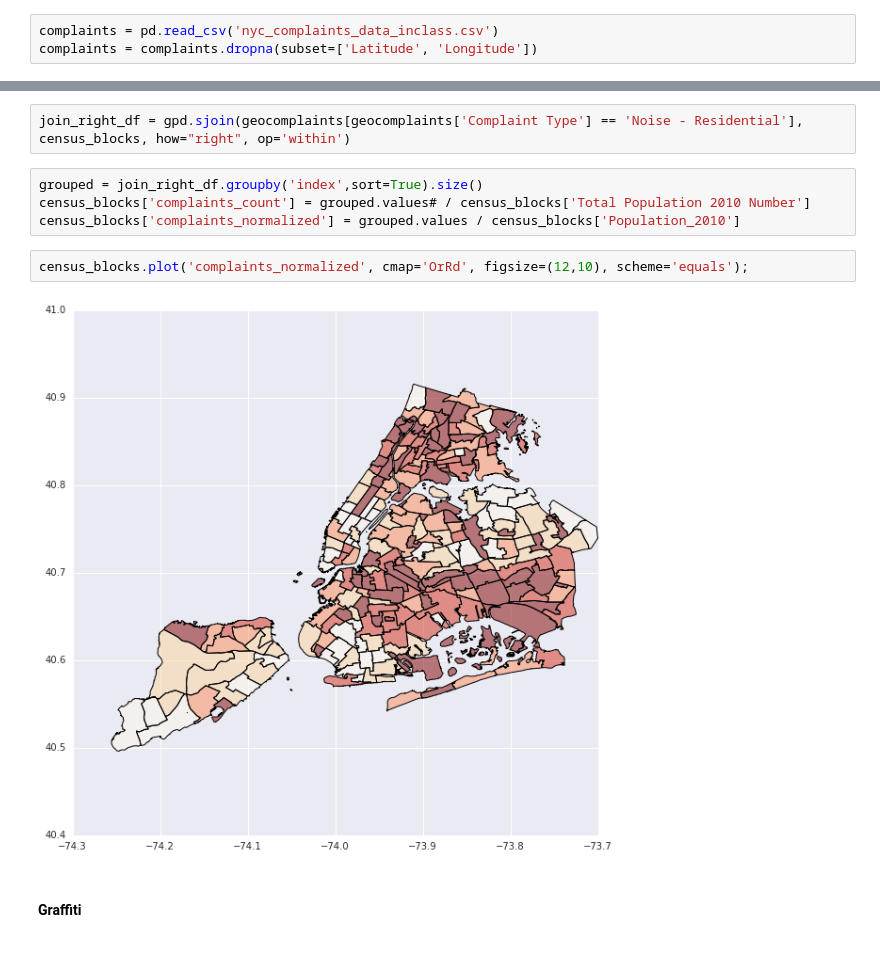
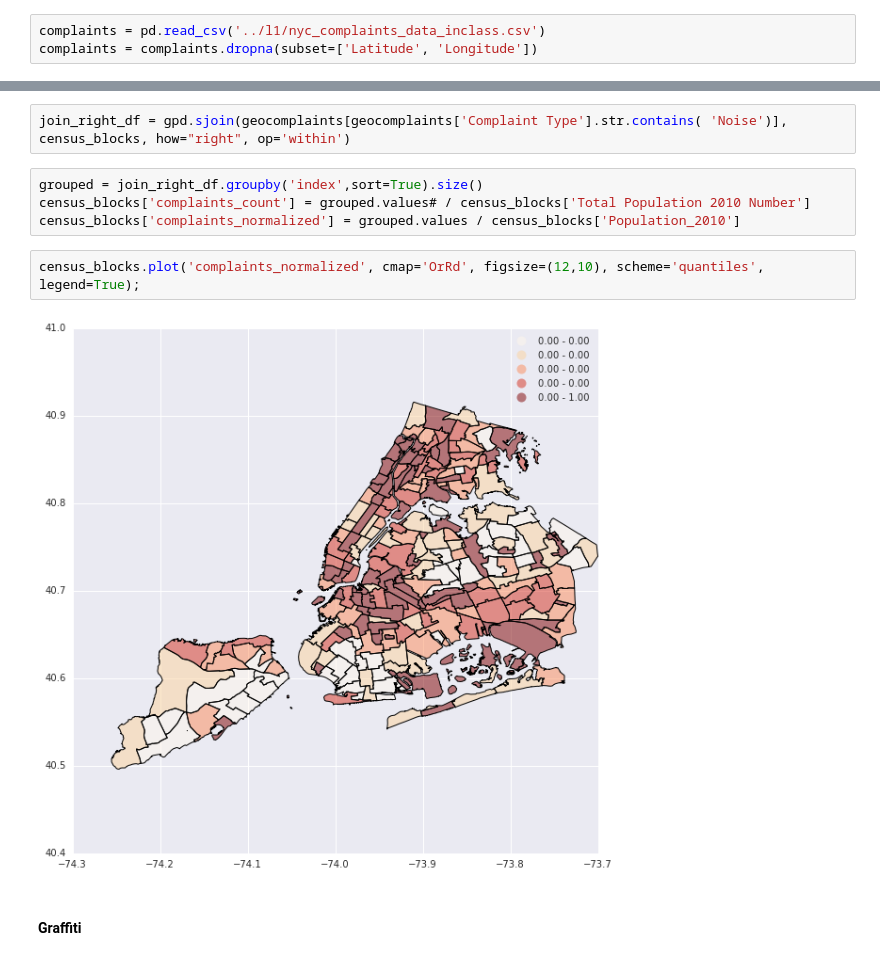
Before and after one commit to Casyfill/AUD_Metropolitan_Data, a Jupyter notebook: l3/Spatial_Analysis.ipynb, the cells around one changed output, grey strips where cells are left out. Saved outputs shown, nothing was run; the diff lists cells and outputs as text.

```diff
--- a/l3/Spatial_Analysis.ipynb
+++ b/l3/Spatial_Analysis.ipynb
@@ -347,6 +347,6 @@ census_blocks.plot('Population_2010', cmap='OrRd', figsize=(12,10));
 
 Let's load 311 data , droppin rows that have missing data (a good fraction of the data seem to be missing latitude and longitude)
 # %%
-complaints = pd.read_csv('nyc_complaints_data_inclass.csv')
+complaints = pd.read_csv('../l1/nyc_complaints_data_inclass.csv')
 complaints = complaints.dropna(subset=['Latitude', 'Longitude'])
 # %%
@@ -492,15 +510,15 @@ census_blocks.plot('complaints_normalized', cmap='OrRd', figsize=(12,10), scheme
 # %% [markdown]
 #### Complaints: Noise residential
 # %%
-join_right_df = gpd.sjoin(geocomplaints[geocomplaints['Complaint Type'] == 'Noise - Residential'], census_blocks, how="right", op='within')
+join_right_df = gpd.sjoin(geocomplaints[geocomplaints['Complaint Type'].str.contains( 'Noise')], census_blocks, how="right", op='within')
 # %%
 grouped = join_right_df.groupby('index',sort=True).size()
 census_blocks['complaints_count'] = grouped.values# / census_blocks['Total Population 2010 Number']
 census_blocks['complaints_normalized'] = grouped.values / census_blocks['Population_2010']
 # %%
-census_blocks.plot('complaints_normalized', cmap='OrRd', figsize=(12,10), scheme='equals');
+census_blocks.plot('complaints_normalized', cmap='OrRd', figsize=(12,10), scheme='quantiles', legend=True);
 # %% [output]
-[figure, old version]
+[figure, new version]
 # %% [markdown]
 #### Graffiti
 # %%
```
Also changed, not shown: parts of 33 cells of this notebook, 3 other files.
